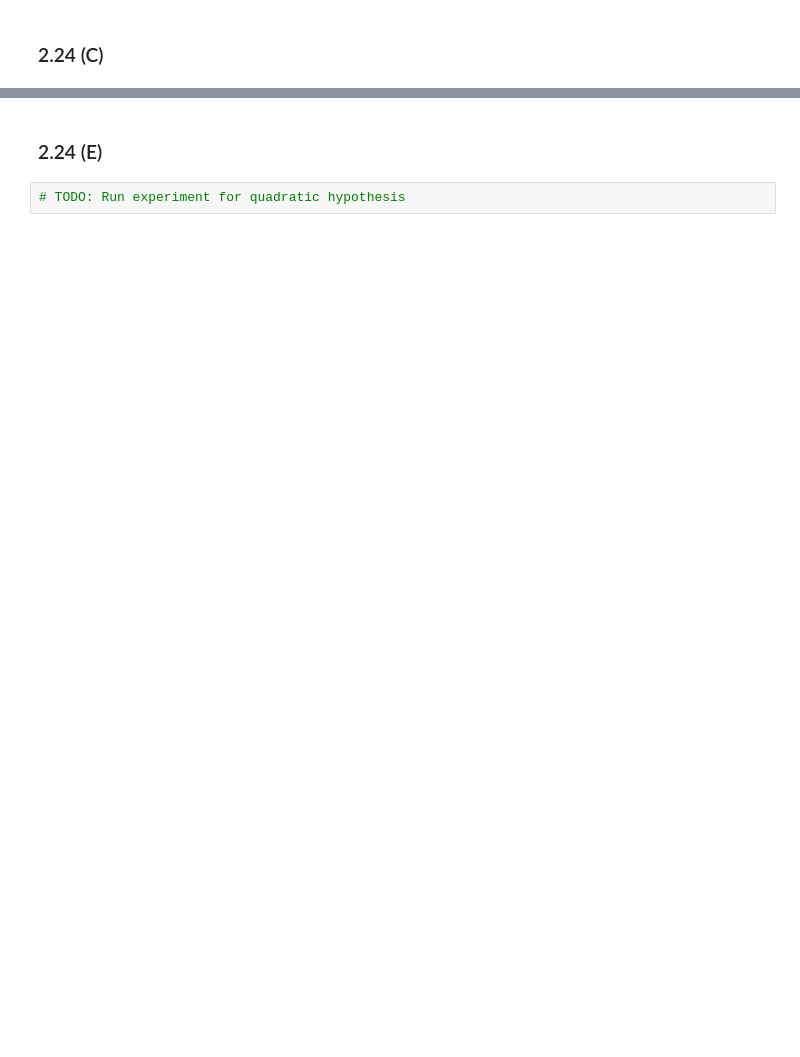
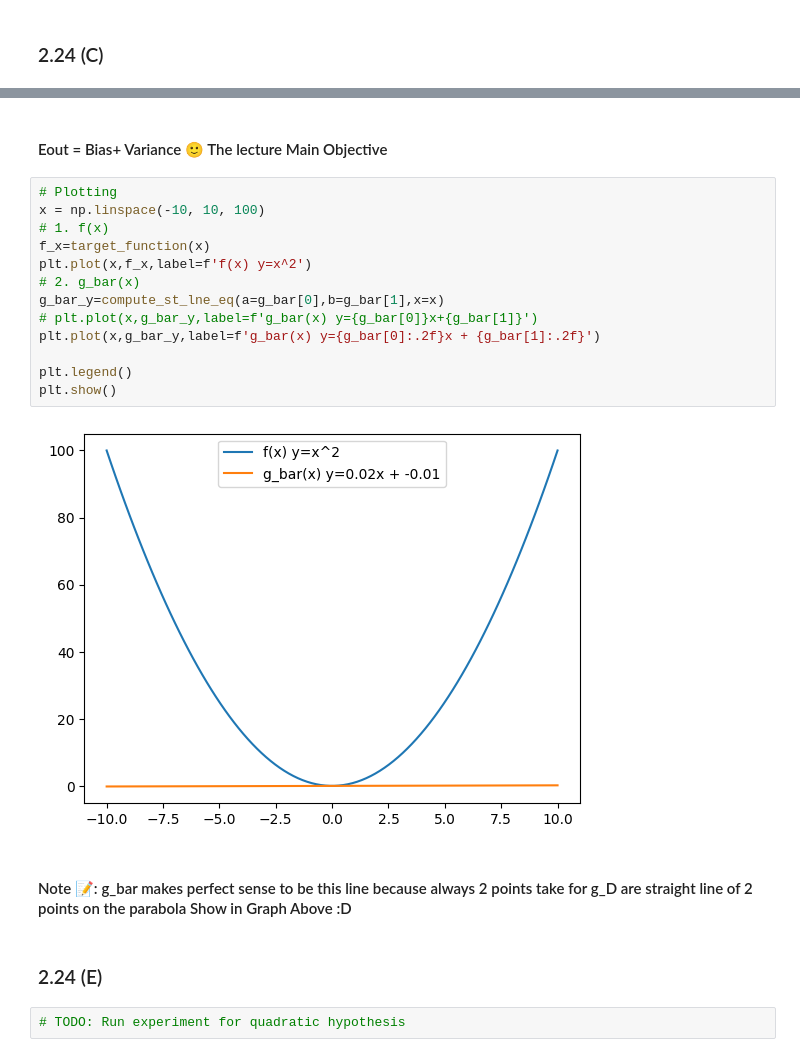
Before and after one commit to BasmaElhoseny01/Machine-Learning-Assigments, a Jupyter notebook: Assignment 2/problem-2-24.ipynb, the cells around one changed output, grey strips where cells are left out. Drawn from its saved outputs; the diff is of its cells as text; blank space fills up the shorter version.

```diff
--- a/Assignment 2/problem-2-24.ipynb
+++ b/Assignment 2/problem-2-24.ipynb
@@ -271,3 +212,22 @@ bias 0.0019445868178781178
+# %% [markdown]
+#### Eout = Bias+ Variance 🙂 The lecture Main Objective
+# %%
+# Plotting
+x = np.linspace(-10, 10, 100)
+# 1. f(x)
+f_x=target_function(x)
+plt.plot(x,f_x,label=f'f(x) y=x^2')
+# 2. g_bar(x)
+g_bar_y=compute_st_lne_eq(a=g_bar[0],b=g_bar[1],x=x)
+# plt.plot(x,g_bar_y,label=f'g_bar(x) y={g_bar[0]}x+{g_bar[1]}')
+plt.plot(x,g_bar_y,label=f'g_bar(x) y={g_bar[0]:.2f}x + {g_bar[1]:.2f}')
+
+plt.legend()
+plt.show()
+# %% [output]
+[figure, added]
+# %% [markdown]
+#### Note 📝: g_bar makes perfect sense to be this line because always 2 points take for g_D are straight line of 2 points on the parabola  Show in Graph Above :D
 # %% [markdown]
 ### 2.24 (E)
 # %%
```
Also changed, not shown: parts of 3 cells of this notebook.
